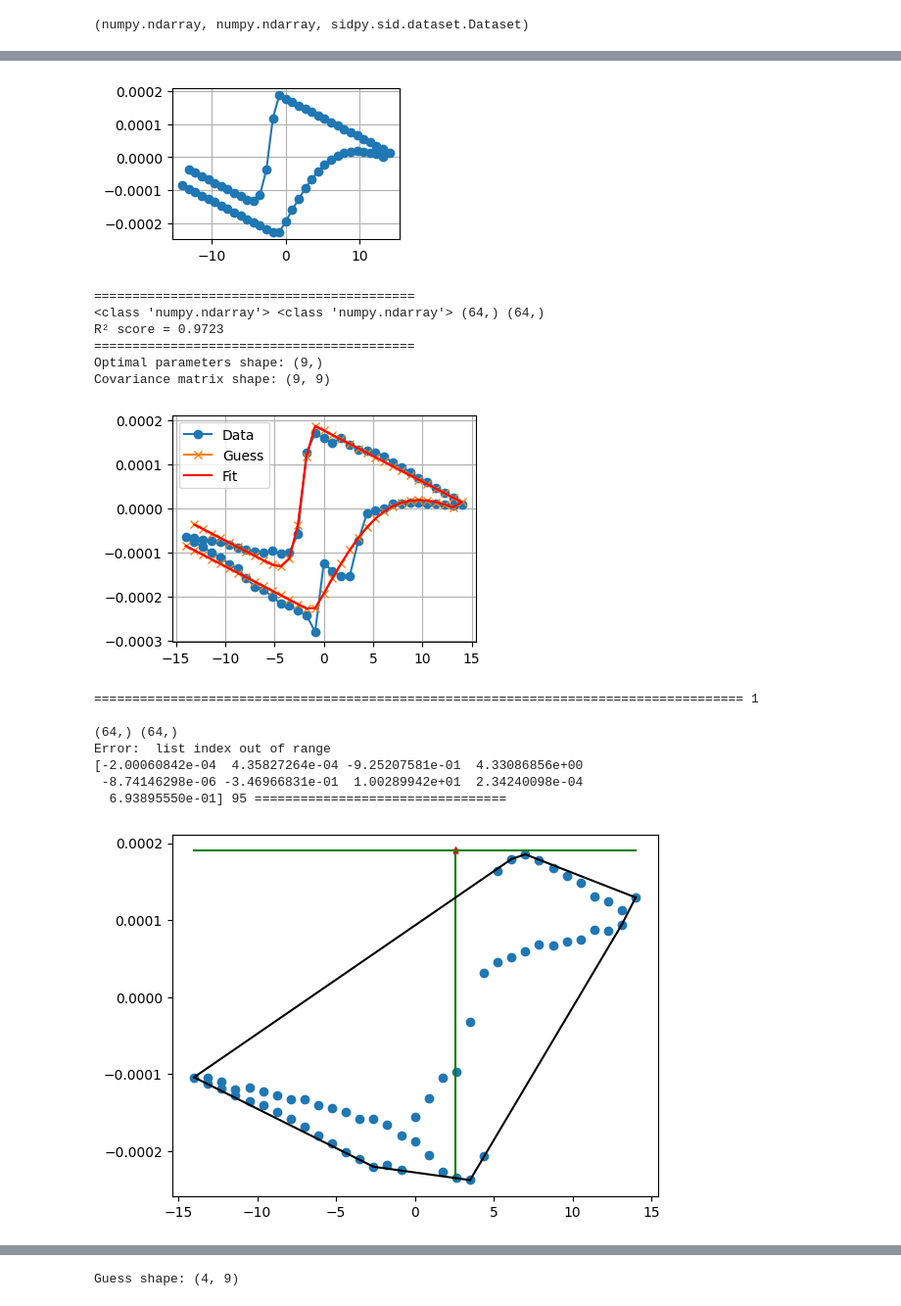
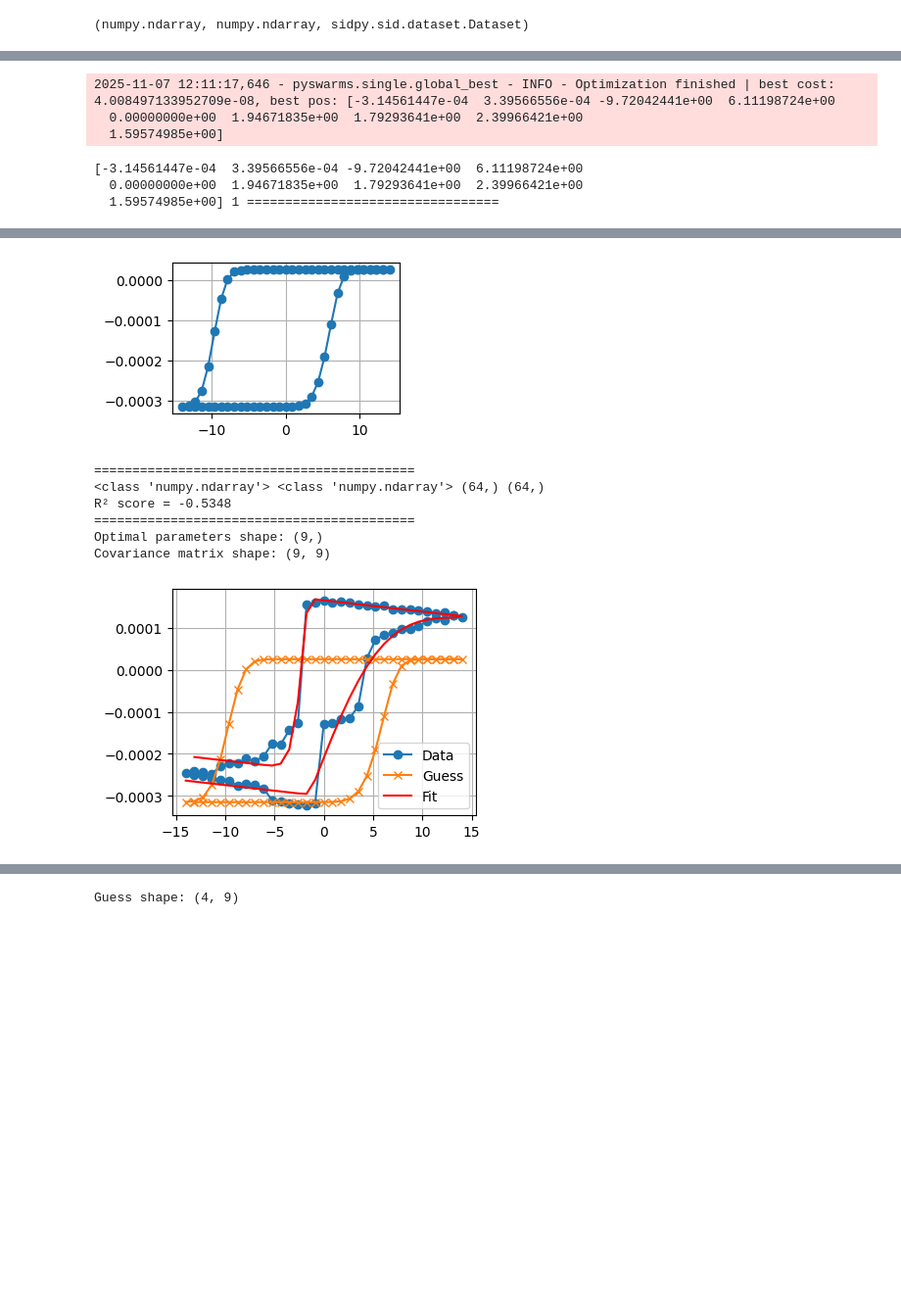
Before and after one commit to pycroscopy/BGlib, a Jupyter notebook: BGlib/misc/jc1_bg_gui_basic.ipynb, the cells around one changed output, grey strips where cells are left out. Shown: that part at 98% size. Saved outputs shown, nothing was run; the diff lists cells and outputs as text; code cells hidden in the pictures; blank space fills up the shorter version.

Commit message:
implementation of PSO (particle swarm optimization)

```diff
--- a/BGlib/misc/jc1_bg_gui_basic.ipynb
+++ b/BGlib/misc/jc1_bg_gui_basic.ipynb
@@ -1378,7 +1627,7 @@ reader = sr.Usid_reader(filename)
 # %% [output]
 File is already Pycroscopy ready.
 # %%
-beps_raw = reader.read()[:5,:5,:,:,:,:]#TODO: temporary for testing only!!
+beps_raw = reader.read()[:2,:2,:,:,1:2,0:1]#TODO: temporary for testing only!!
 # %%
 nx, ny, nfreq, ndc, nfield, ncycle = beps_raw.shape
 print(nx, ny, nfreq, ndc, nfield, ncycle)
@@ -1761,8 +2024,8 @@ for i in range(2):
                 y_loop = loops[i, j, f, c, :]
                 x_vdc = vdc_vec
                 print(y_loop.shape, x_vdc.shape)
-                p0 = generate_deep_guess(x_vdc, y_loop, show_plots=True)
-                print(p0, trial_no, '=================================')
+                p0 = generate_deepPSO_guess(x_vdc, y_loop, show_plots=True)
+                print(p0, plot_no, '=================================')
                 ##
                 ##
                 y_vdc = loop_fit_function(x_vdc, *p0)
@@ -1812,0 +2074,6 @@ for i in range(2):
+2025-11-07 12:11:17,646 - pyswarms.single.global_best - INFO - Optimization finished | best cost: 4.008497133952709e-08, best pos: [-3.14561447e-04  3.39566556e-04 -9.72042441e+00  6.11198724e+00
+  0.00000000e+00  1.94671835e+00  1.79293641e+00  2.39966421e+00
+  1.59574985e+00]
+[-3.14561447e-04  3.39566556e-04 -9.72042441e+00  6.11198724e+00
+  0.00000000e+00  1.94671835e+00  1.79293641e+00  2.39966421e+00
+  1.59574985e+00] 1 =================================
@@ -1814,16 +2081,8 @@ for i in range(2):
-[figure, old version]
+[figure, new version]
-==========================================
-<class 'numpy.ndarray'> <class 'numpy.ndarray'> (64,) (64,)
-R² score = 0.9723
-==========================================
-Optimal parameters shape: (9,)
-Covariance matrix shape: (9, 9)
+==========================================
+<class 'numpy.ndarray'> <class 'numpy.ndarray'> (64,) (64,)
+R² score = -0.5348
+==========================================
+Optimal parameters shape: (9,)
+Covariance matrix shape: (9, 9)
-[figure, old version]
+[figure, new version]
-===================================================================================== 1
-
-(64,) (64,)
-Error:  list index out of range
-[-2.00060842e-04  4.35827264e-04 -9.25207581e-01  4.33086856e+00
- -8.74146298e-06 -3.46966831e-01  1.00289942e+01  2.34240098e-04
-  6.93895550e-01] 95 =================================
-[figure, removed]
```
Also changed, not shown: parts of 33 cells of this notebook, 2 other files.
